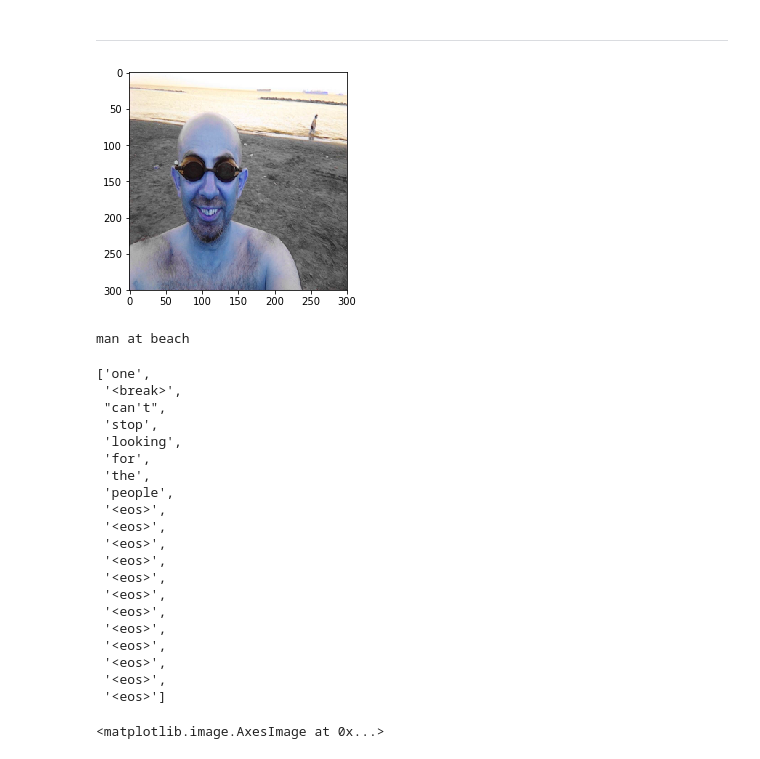
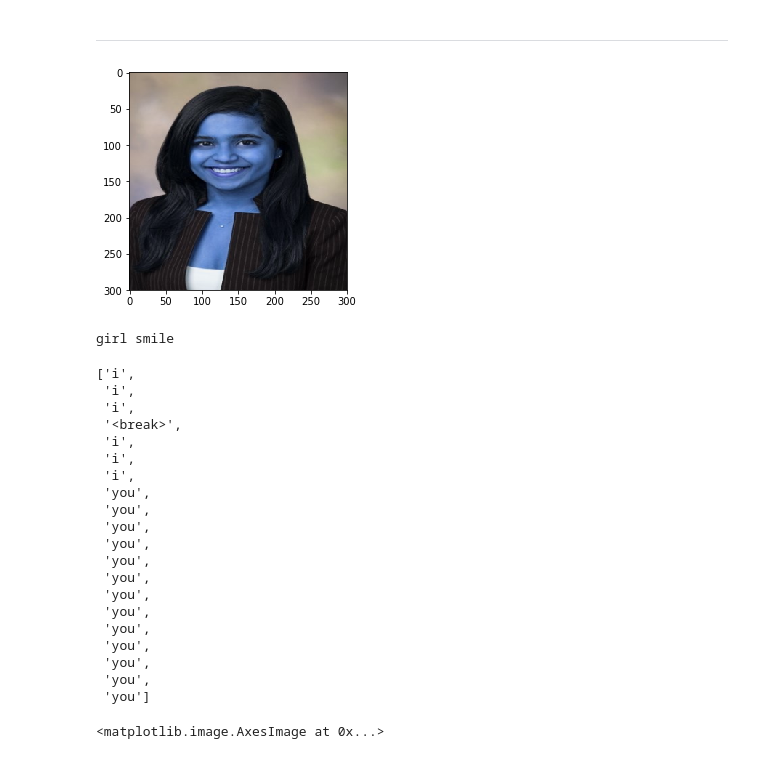
Before and after one commit to NicholasStern/E, a Jupyter notebook: lipika/meme_model_attention_new.ipynb, the cells around one changed output. Saved outputs shown, nothing was run; the diff lists cells and outputs as text; code cells hidden in the pictures.

```diff
--- a/lipika/meme_model_attention_new.ipynb
+++ b/lipika/meme_model_attention_new.ipynb
@@ -46,7 +48,7 @@ hidden_units = embedding_size       # length of word vectors i.e. embedding size
 # hyper params
 clip_norm = 1.0
 learning_rate = 0.01
-decay_rate = 0.7                    # for RMS Prop
+# decay_rate = 0.9                   # for RMS Prop
 # %%
 def build_model_attn(img_shape, vocab_size, embedding_size, maxlen, hidden_units, clip_norm,
                      learning_rate, decay_rate = decay_rate):
@@ -361,40 +362,40 @@ def imlabel_to_token(label, word2idx):
 # %%
 import matplotlib.pyplot as plt
 #meme_model.load('meme_model_v1') # load model
 
-filepath = os.getcwd() + '/../base_images/pavlos.png'
+filepath = os.getcwd() + '/../base_images/lipika_example_input.png'
 pred_image = cv2.imread(filepath) # pavlos
 assert pred_image is not None  # make sure image gets read in
 # pred_image = list(image_dict.values())[90]
 pred_image = cv2.resize(pred_image, (300, 300))
 plt.imshow(pred_image)
 plt.show()
 
 im_label = input()
 inference(meme_model, pred_image, im_label, idx2word, greedy=True, k=5)
 # %% [output]
-[figure, old version]
+[figure, new version]
-man at beach
+girl smile
-['one',
+['i',
+ 'i',
+ 'i',
  '<break>',
- "can't",
- 'stop',
- 'looking',
- 'for',
- 'the',
- 'people',
- '<eos>',
- '<eos>',
- '<eos>',
- '<eos>',
- '<eos>',
- '<eos>',
- '<eos>',
- '<eos>',
- '<eos>',
- '<eos>',
- '<eos>',
- '<eos>']
+ 'i',
+ 'i',
+ 'i',
+ 'you',
+ 'you',
+ 'you',
+ 'you',
+ 'you',
+ 'you',
+ 'you',
+ 'you',
+ 'you',
+ 'you',
+ 'you',
+ 'you',
+ 'you']
 # %%
 filepath = os.getcwd() + '/../base_images/abhi_example_input.jpg'
 pred_image = cv2.imread(filepath) # pavlos
```
Also changed, not shown: parts of 4 cells of this notebook.
